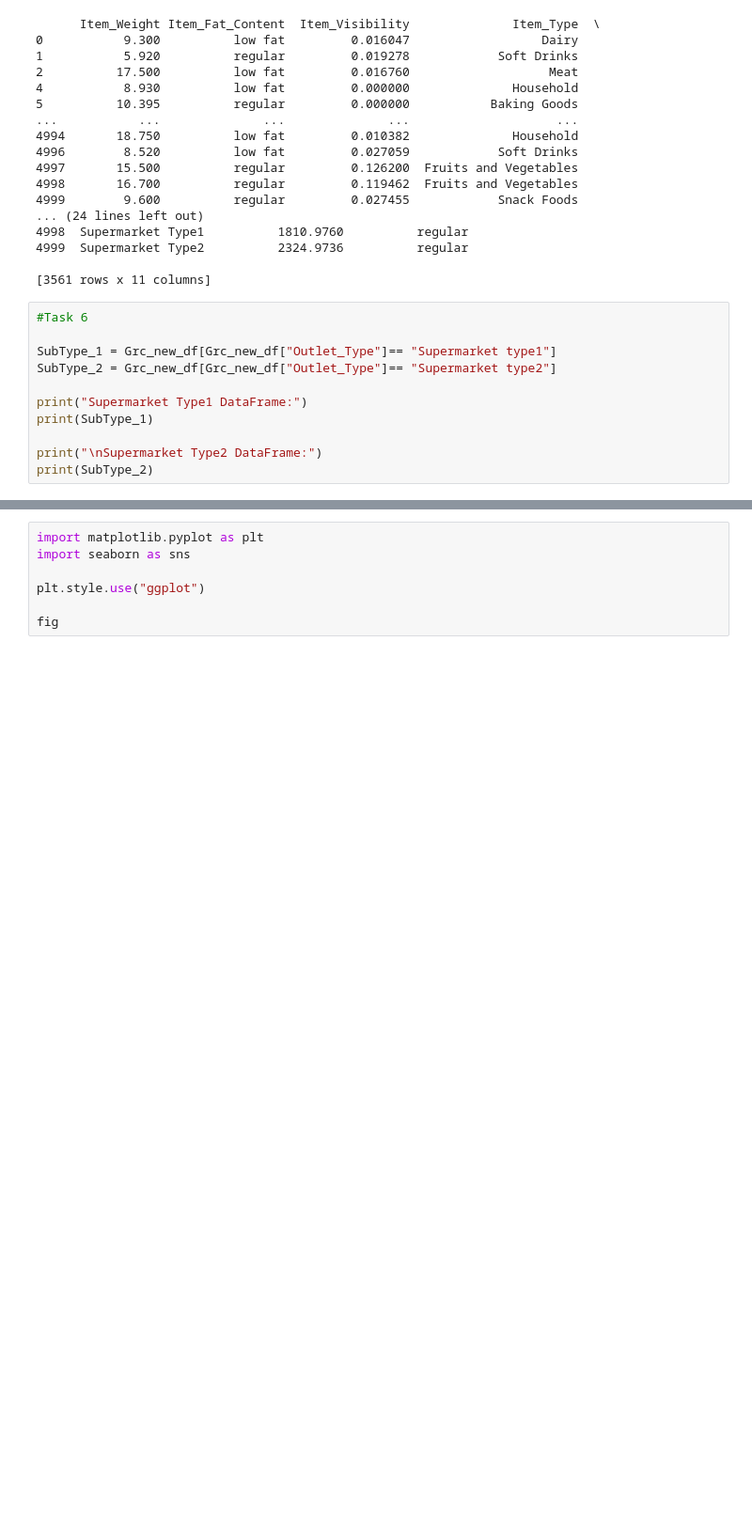
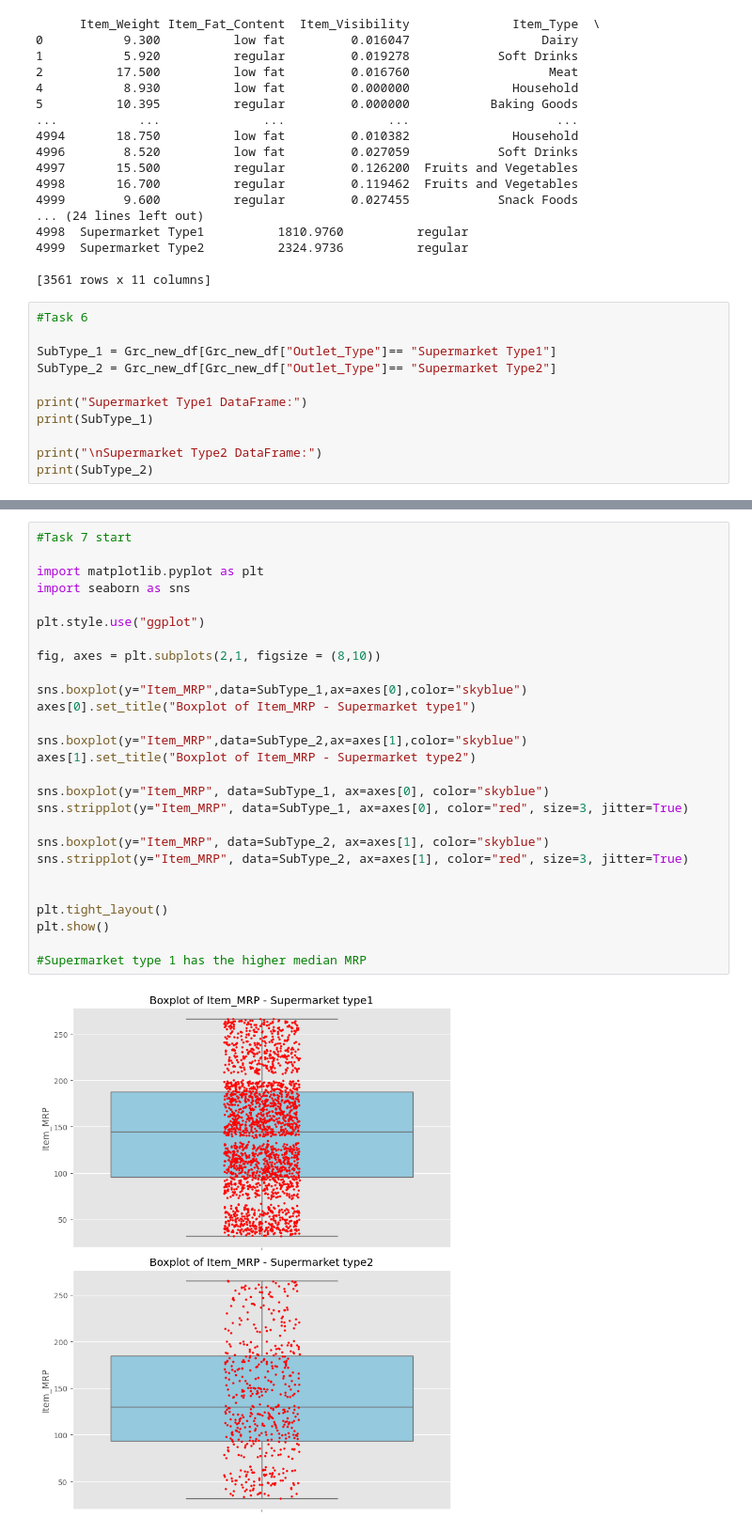
Before and after one commit to AronSussmann/asignementAI, a Jupyter notebook: asignement.ipynb, the cells around one changed output, grey strips where cells are left out. Shown at 94% size. Drawn from its saved outputs; the diff is of its cells as text; blank space fills up the shorter version.

```diff
--- a/asignement.ipynb
+++ b/asignement.ipynb
@@ -123,8 +123,8 @@ print(Grc_new_df)
 # %%
 #Task 6
 
-SubType_1 = Grc_new_df[Grc_new_df["Outlet_Type"]== "Supermarket type1"]
-SubType_2 = Grc_new_df[Grc_new_df["Outlet_Type"]== "Supermarket type2"]
+SubType_1 = Grc_new_df[Grc_new_df["Outlet_Type"]== "Supermarket Type1"]
+SubType_2 = Grc_new_df[Grc_new_df["Outlet_Type"]== "Supermarket Type2"]
 
 print("Supermarket Type1 DataFrame:")
 print(SubType_1)
@@ -144,7 +152,29 @@ Index: []
 # %%
+#Task 7 start
+
 import matplotlib.pyplot as plt
 import seaborn as sns
 
 plt.style.use("ggplot")
 
-fig
+fig, axes = plt.subplots(2,1, figsize = (8,10))
+
+sns.boxplot(y="Item_MRP",data=SubType_1,ax=axes[0],color="skyblue")
+axes[0].set_title("Boxplot of Item_MRP - Supermarket type1")
+
+sns.boxplot(y="Item_MRP",data=SubType_2,ax=axes[1],color="skyblue")
+axes[1].set_title("Boxplot of Item_MRP - Supermarket type2")
+
+sns.boxplot(y="Item_MRP", data=SubType_1, ax=axes[0], color="skyblue")
+sns.stripplot(y="Item_MRP", data=SubType_1, ax=axes[0], color="red", size=3, jitter=True)
+
+sns.boxplot(y="Item_MRP", data=SubType_2, ax=axes[1], color="skyblue")
+sns.stripplot(y="Item_MRP", data=SubType_2, ax=axes[1], color="red", size=3, jitter=True)
+
+
+plt.tight_layout()
+plt.show()
+
+#Supermarket type 1 has the higher median MRP
+# %% [output]
+[figure, added]
```
Also changed, not shown: parts of 1 cell of this notebook.
